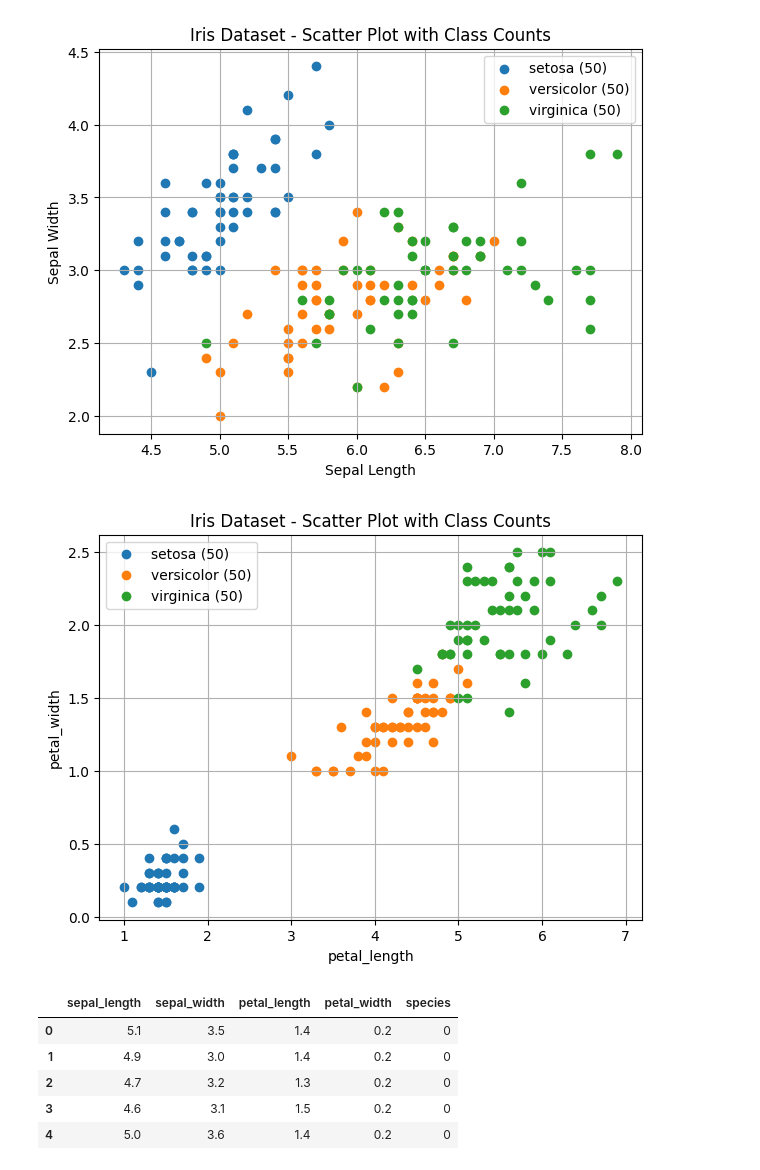
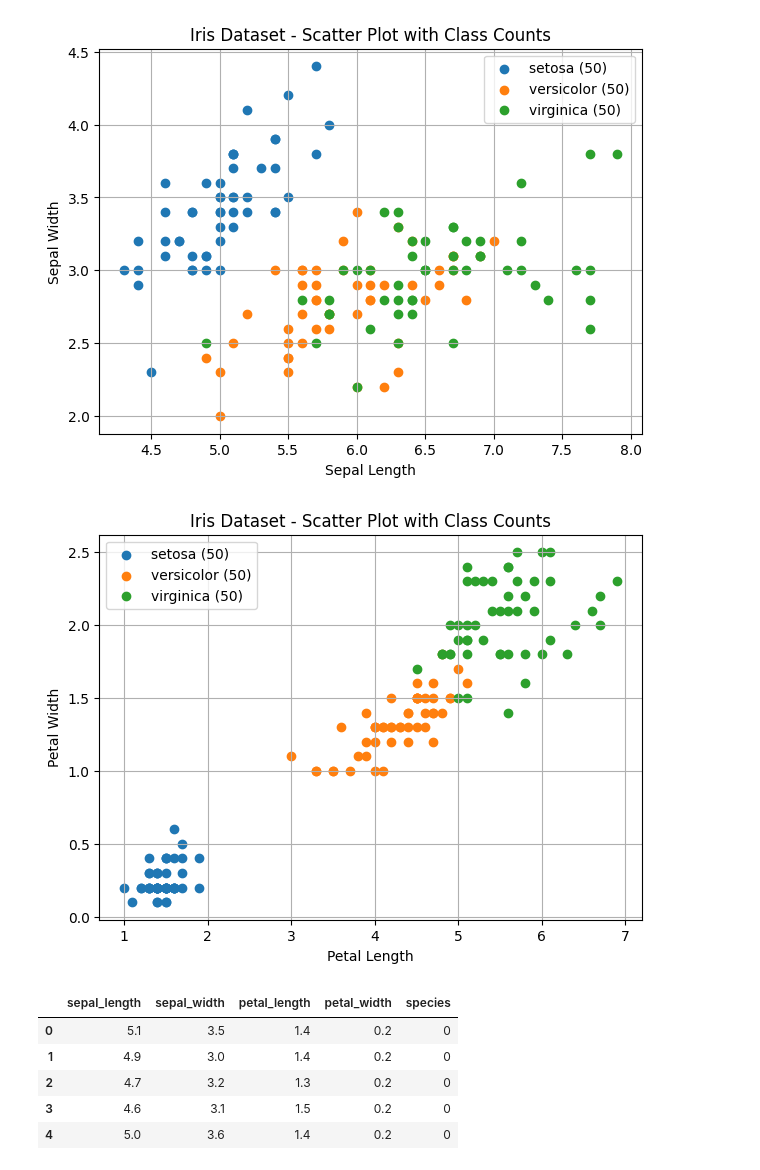
Before and after one commit to codewithAbhishek11/Logistic-Regression, a Jupyter notebook: logistic-regression-model-1.ipynb, the cells around one changed output. Cells and saved outputs as stored; diff of their text form; code cells hidden in the pictures.

```diff
--- a/logistic-regression-model-1.ipynb
+++ b/logistic-regression-model-1.ipynb
@@ -78,26 +79,26 @@ plt.show()
 # %%
 # Get counts of all the class and plot in on the scatter graph: Petal Data
 # Love the way how scatter plot shows the data based on different features🙂
 counts = df["species"].value_counts()
 
 plt.figure(figsize=(7,5))
 
 for species in df["species"].unique():
     subset = df[df["species"] == species]
     plt.scatter(
         subset["petal_length"],
         subset["petal_width"],
         label=f"{species} ({counts[species]})"
     )
 
 plt.title("Iris Dataset - Scatter Plot with Class Counts")
-plt.xlabel("petal_length")
-plt.ylabel("petal_width")
+plt.xlabel("Petal Length")
+plt.ylabel("Petal Width")
 plt.legend()
 plt.grid(True)
 plt.show()
 # %% [output]
-[figure, old version]
+[figure, new version]
 # %%
 # Numerical representation of species column
 # Note: LabelEncoder or OHE can also be used for encoding the classes
```
Also changed, not shown: parts of 10 cells of this notebook.
